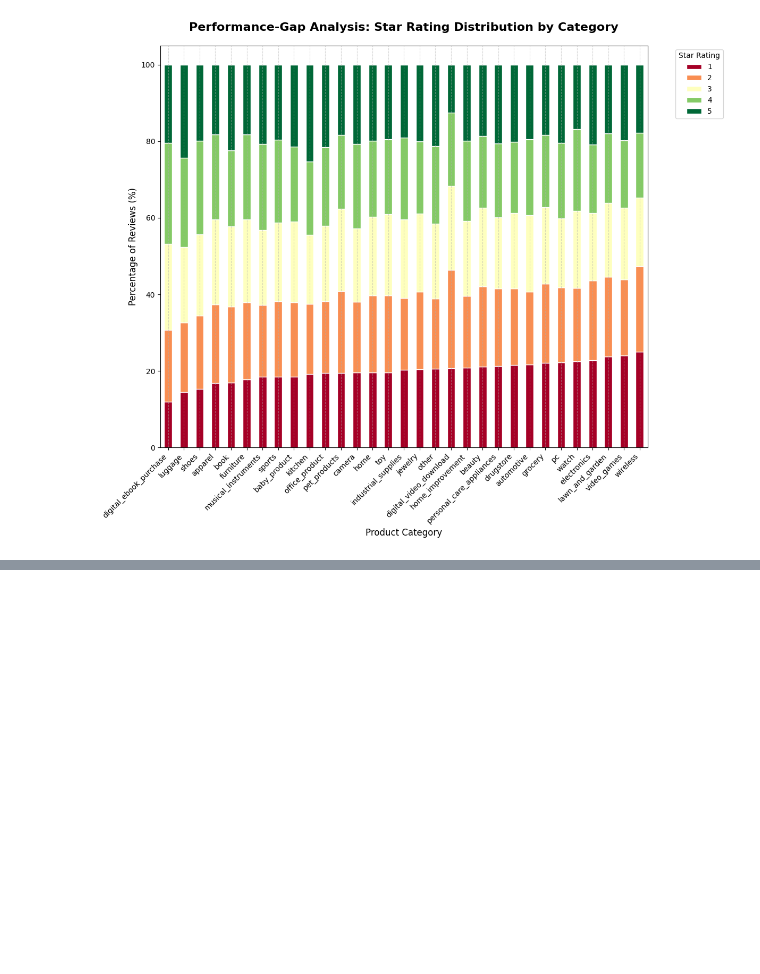
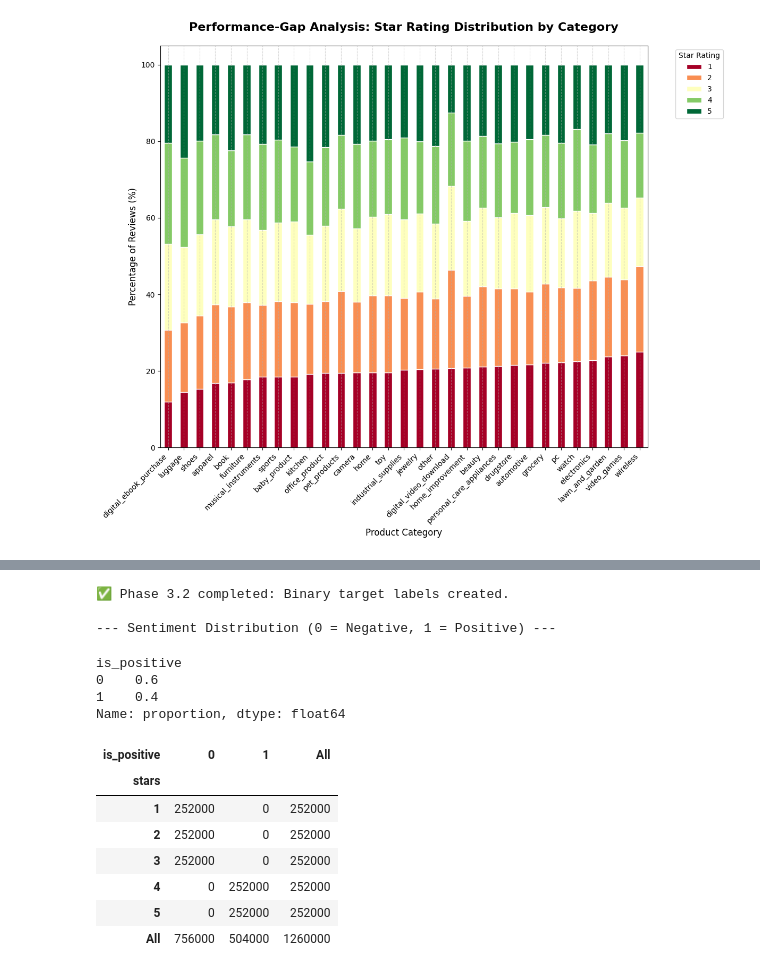
Before and after one commit to anhelinamoroz20-cell/DPP-1, a Jupyter notebook: notebooks/Amazon Reviews Multilingual.ipynb, the cells around one changed output, grey strips where cells are left out. Cells and saved outputs as stored; diff of their text form; code cells hidden in the pictures; blank space fills up the shorter version.

```diff
--- a/notebooks/Amazon Reviews Multilingual.ipynb
+++ b/notebooks/Amazon Reviews Multilingual.ipynb
@@ -193,0 +325,9 @@ With a dataset of **1.26M reviews**, these gaps are statistically significant an
+# %%
+# PHASE 3.1: Feature Generation (Text Metrics)
+# Since 'review_length' was created in Phase 2.3, we now add 'title_length'
+
+# Generate word count for review titles
+df['title_length'] = df['review_title'].apply(count_words)
+
+print("✅ Phase 3.1 completed: All text metrics (body & title) are now available.")
+display(df[['review_length', 'title_length']].head())
@@ -193,0 +352,34 @@ With a dataset of **1.26M reviews**, these gaps are statistically significant an
+# %%
+# PHASE 3.2: Target Labeling (Binary Classification)
+
+# Define a function to map star ratings to binary sentiment
+# Logic: 1-3 Stars = 0 (Negative), 4-5 Stars = 1 (Positive)
+def get_binary_sentiment(stars):
+    return 1 if stars >= 4 else 0
+
+# Create the target column 'is_positive'
+df['is_positive'] = df['stars'].apply(get_binary_sentiment)
+
+# Verify the distribution of our new target classes
+print("✅ Phase 3.2 completed: Binary target labels created.")
+print("\n--- Sentiment Distribution (0 = Negative, 1 = Positive) ---")
+display(df['is_positive'].value_counts(normalize=True).round(2))
+
+# Quick check: Relationship between Stars and the new Binary Label
+display(pd.crosstab(df['stars'], df['is_positive'], margins=True))
+# %% [output]
+✅ Phase 3.2 completed: Binary target labels created.
+
+--- Sentiment Distribution (0 = Negative, 1 = Positive) ---
+is_positive
+0    0.6
+1    0.4
+Name: proportion, dtype: float64
+| is_positive | 0 | 1 | All |
+| stars |  |  |  |
+| 1 | 252000 | 0 | 252000 |
+| 2 | 252000 | 0 | 252000 |
+| 3 | 252000 | 0 | 252000 |
+| 4 | 0 | 252000 | 252000 |
+| 5 | 0 | 252000 | 252000 |
+| All | 756000 | 504000 | 1260000 |
```
Also changed, not shown: parts of 13 cells of this notebook, 1 other file.
